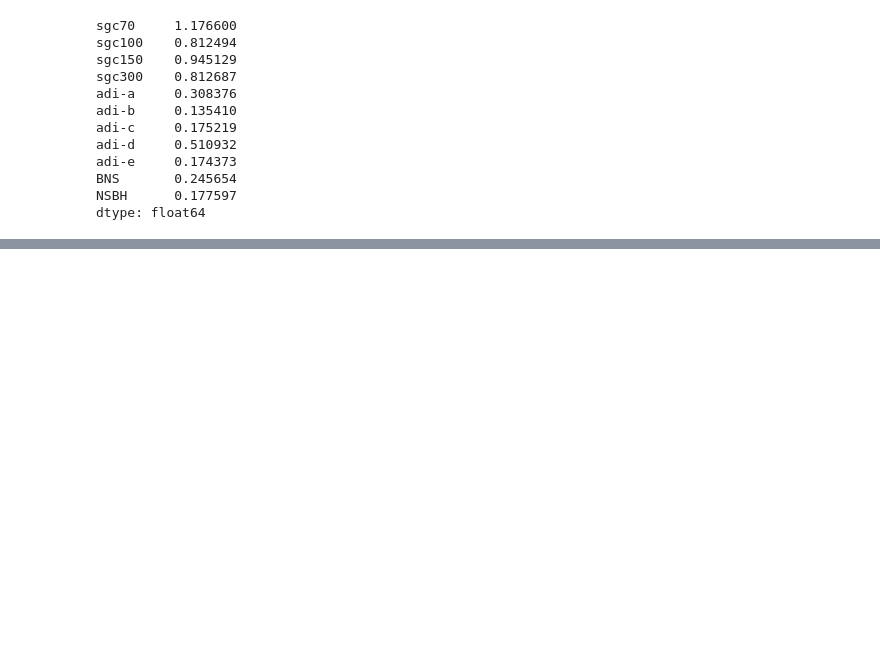
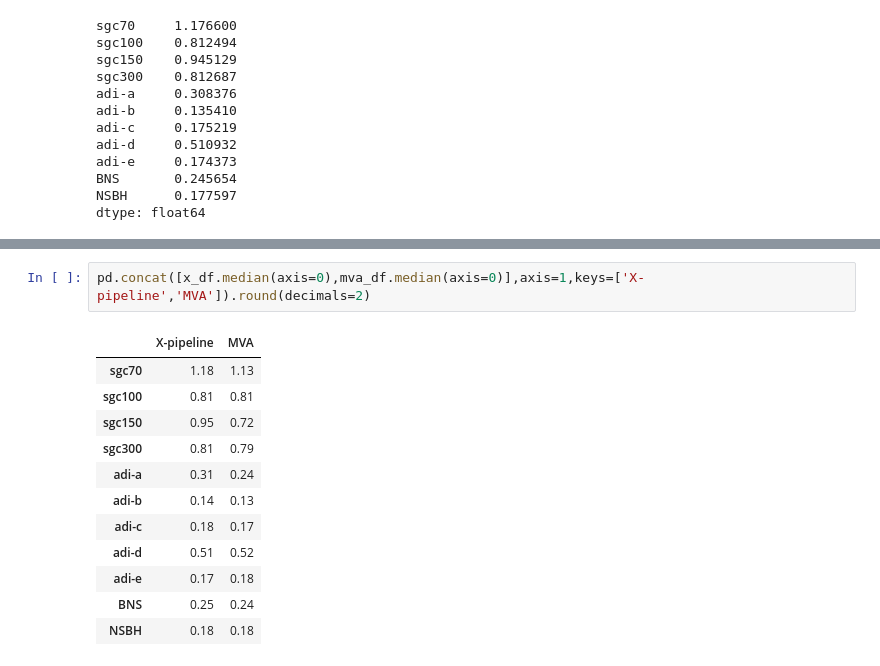
Before and after one commit to idorrington92/thesis, a Jupyter notebook: mva_inj_scale.ipynb, the cells around one changed output, grey strips where cells are left out. Drawn from its saved outputs; the diff is of its cells as text; blank space fills up the shorter version.

```diff
--- a/mva_inj_scale.ipynb
+++ b/mva_inj_scale.ipynb
@@ -104,0 +105,15 @@ fig = plot.get_figure()
+# %%
+pd.concat([x_df.median(axis=0),mva_df.median(axis=0)],axis=1,keys=['X-pipeline','MVA']).round(decimals=2)
+# %% [output]
+|  | X-pipeline | MVA |
+| sgc70 | 1.18 | 1.13 |
+| sgc100 | 0.81 | 0.81 |
+| sgc150 | 0.95 | 0.72 |
+| sgc300 | 0.81 | 0.79 |
+| adi-a | 0.31 | 0.24 |
+| adi-b | 0.14 | 0.13 |
+| adi-c | 0.18 | 0.17 |
+| adi-d | 0.51 | 0.52 |
+| adi-e | 0.17 | 0.18 |
+| BNS | 0.25 | 0.24 |
+| NSBH | 0.18 | 0.18 |
```
Also changed, not shown: parts of 5 cells of this notebook, 20 other files.
